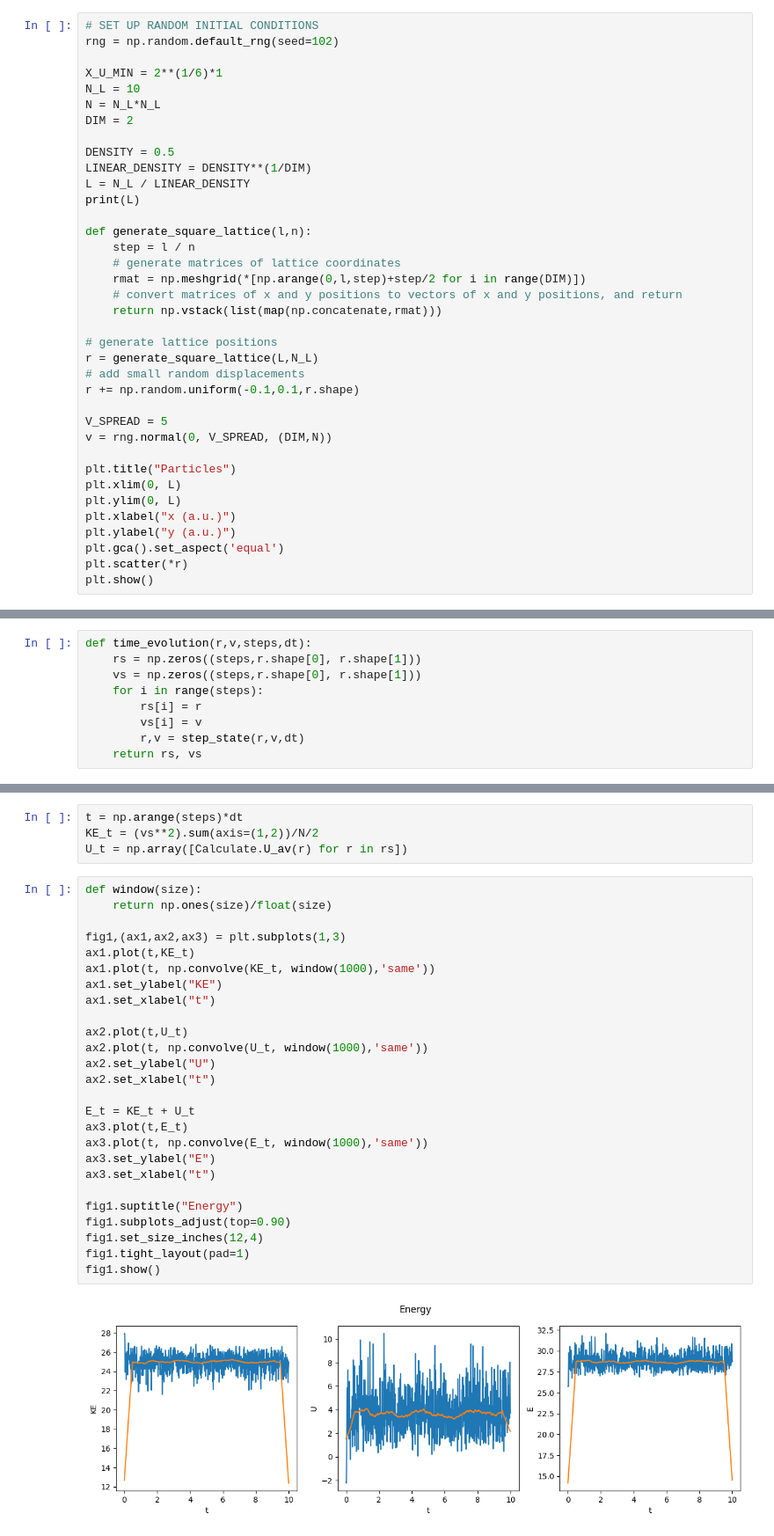
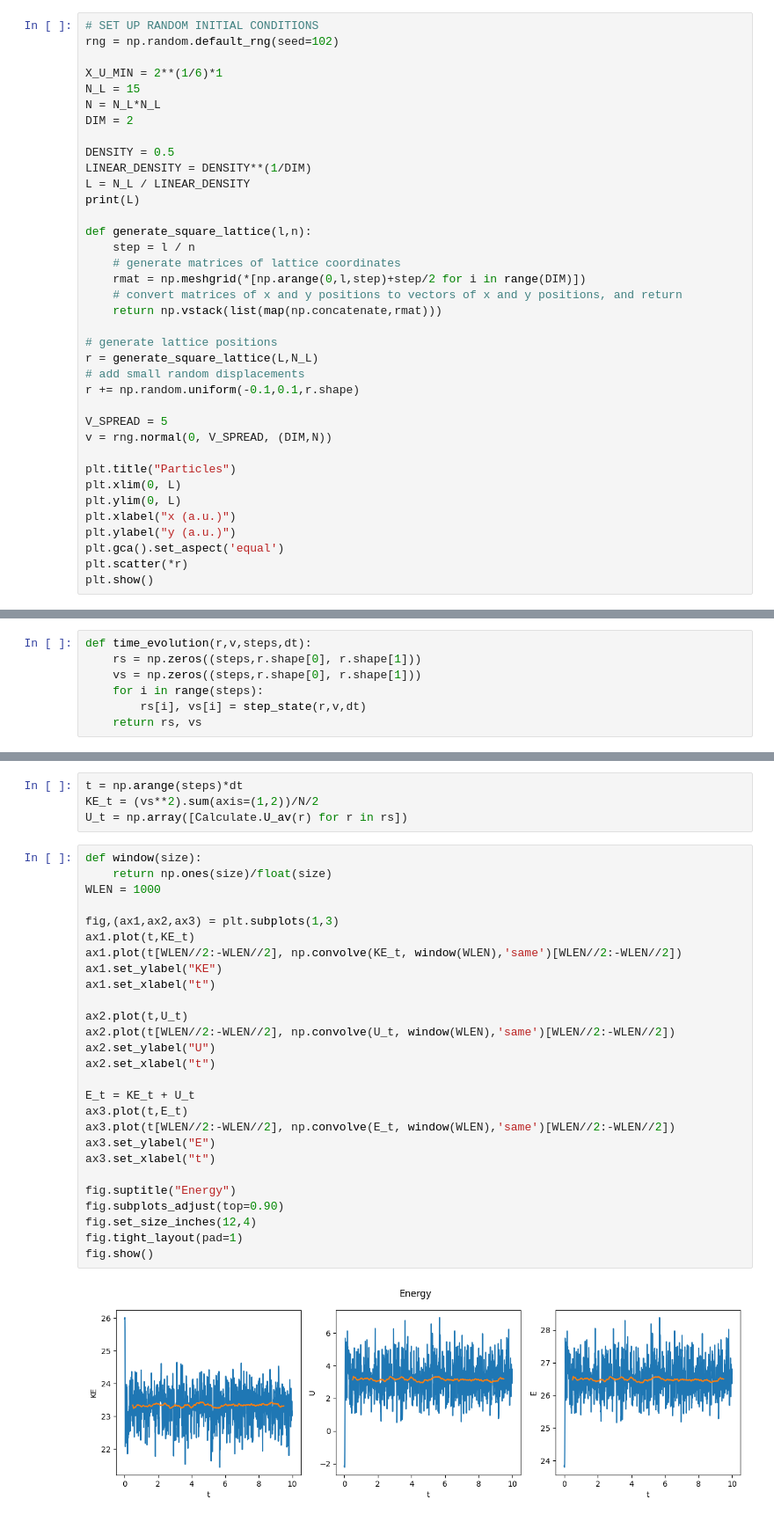
Before and after one commit to julius-clegg/Molecular-Dynamics-Simulation, a Jupyter notebook: PHYS2020 Project.ipynb, the cells around one changed output, grey strips where cells are left out. Shown: that part at 88% size. Saved outputs shown, nothing was run; the diff lists cells and outputs as text.

```diff
--- a/PHYS2020 Project.ipynb
+++ b/PHYS2020 Project.ipynb
@@ -24,7 +24,7 @@ $$
 rng = np.random.default_rng(seed=102)
 
 X_U_MIN = 2**(1/6)*1
-N_L = 10
+N_L = 15
 N = N_L*N_L
 DIM = 2
 
@@ -246,9 +246,7 @@ def time_evolution(r,v,steps,dt):
     rs = np.zeros((steps,r.shape[0], r.shape[1]))
     vs = np.zeros((steps,r.shape[0], r.shape[1]))
     for i in range(steps):
-        rs[i] = r
-        vs[i] = v
-        r,v = step_state(r,v,dt)
+        rs[i], vs[i] = step_state(r,v,dt)
     return rs, vs
 # %%
 t_total,dt = 10,0.001
@@ -279,28 +277,29 @@ U_t = np.array([Calculate.U_av(r) for r in rs])
 # %%
 def window(size):
     return np.ones(size)/float(size)
+WLEN = 1000
 
-fig1,(ax1,ax2,ax3) = plt.subplots(1,3)
+fig,(ax1,ax2,ax3) = plt.subplots(1,3)
 ax1.plot(t,KE_t)
-ax1.plot(t, np.convolve(KE_t, window(1000),'same'))
+ax1.plot(t[WLEN//2:-WLEN//2], np.convolve(KE_t, window(WLEN),'same')[WLEN//2:-WLEN//2])
 ax1.set_ylabel("KE")
 ax1.set_xlabel("t")
 
 ax2.plot(t,U_t)
-ax2.plot(t, np.convolve(U_t, window(1000),'same'))
+ax2.plot(t[WLEN//2:-WLEN//2], np.convolve(U_t, window(WLEN),'same')[WLEN//2:-WLEN//2])
 ax2.set_ylabel("U")
 ax2.set_xlabel("t")
 
 E_t = KE_t + U_t
 ax3.plot(t,E_t)
-ax3.plot(t, np.convolve(E_t, window(1000),'same'))
+ax3.plot(t[WLEN//2:-WLEN//2], np.convolve(E_t, window(WLEN),'same')[WLEN//2:-WLEN//2])
 ax3.set_ylabel("E")
 ax3.set_xlabel("t")
 
-fig1.suptitle("Energy")
-fig1.subplots_adjust(top=0.90)
-fig1.set_size_inches(12,4)
-fig1.tight_layout(pad=1)
-fig1.show()
+fig.suptitle("Energy")
+fig.subplots_adjust(top=0.90)
+fig.set_size_inches(12,4)
+fig.tight_layout(pad=1)
+fig.show()
 # %% [output]
-[figure, old version]
+[figure, new version]
```
Also changed, not shown: parts of 5 cells of this notebook, 1 other file.
